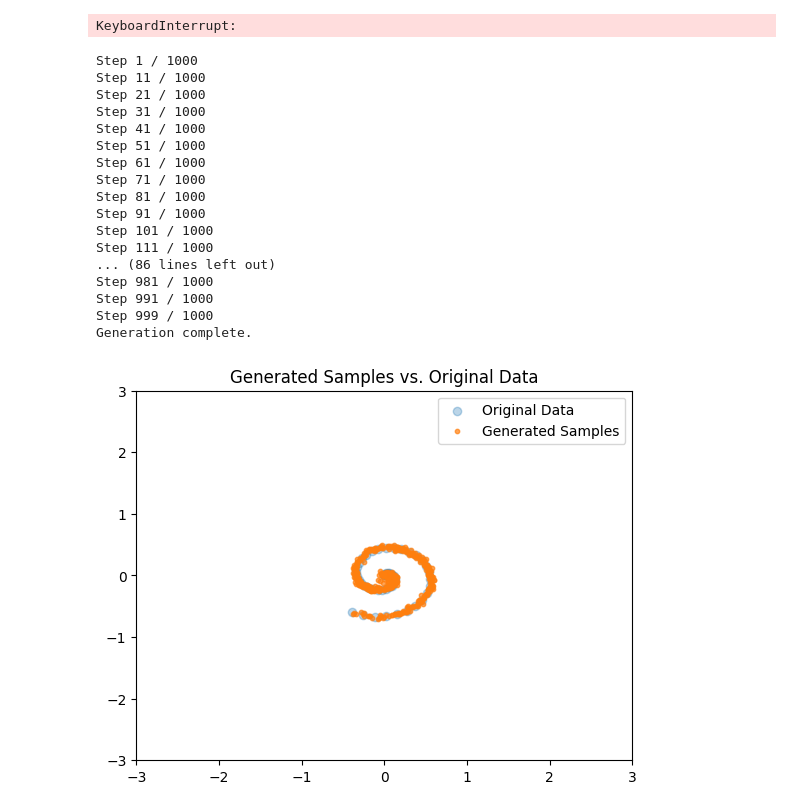
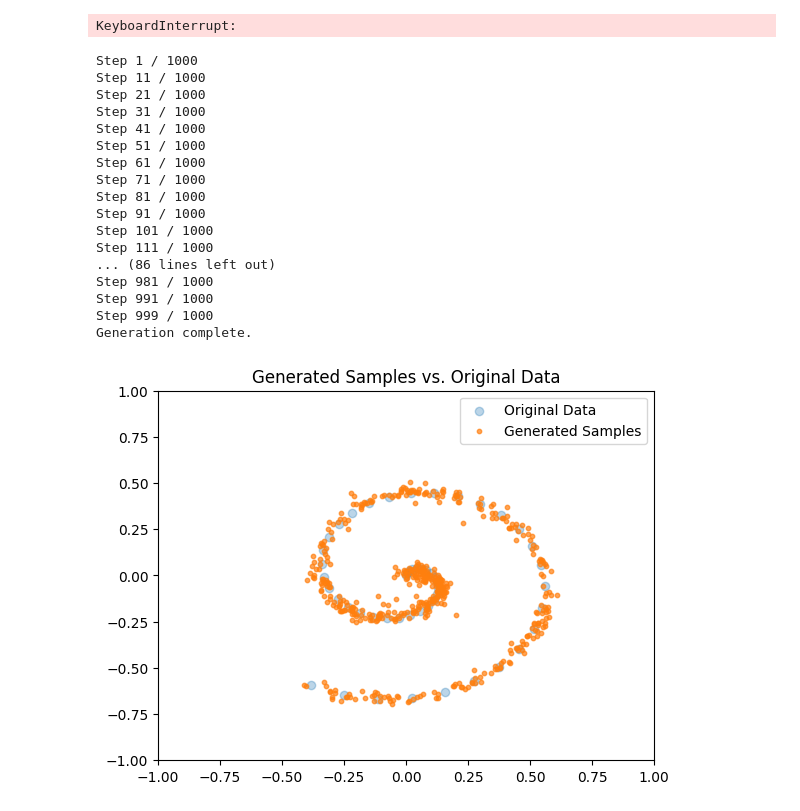
Before and after one commit to jaisharmz/diffusion-exp, a Jupyter notebook: main.ipynb, the cells around one changed output. Cells and saved outputs as stored; diff of their text form; code cells hidden in the pictures.

```diff
--- a/main.ipynb
+++ b/main.ipynb
@@ -220,33 +220,33 @@ generated_samples = generate_samples(
     model,
     noise_scheduler,
     num_gen_samples,
     num_gen_steps,
     device
 )
 
 plt.scatter(X[:, 0].detach().cpu(), X[:, 1].detach().cpu(), label="Original Data", alpha=0.3)
 plt.scatter(generated_samples[:, 0], generated_samples[:, 1], label="Generated Samples", alpha=0.7, s=10)
 plt.legend()
 plt.title("Generated Samples vs. Original Data")
-plt.xlim(-3, 3)
-plt.ylim(-3, 3)
+plt.xlim(-1, 1)
+plt.ylim(-1, 1)
 plt.show()
 # %% [output]
 Step 1 / 1000
 Step 11 / 1000
 Step 21 / 1000
 Step 31 / 1000
 Step 41 / 1000
 Step 51 / 1000
 Step 61 / 1000
 Step 71 / 1000
 Step 81 / 1000
 Step 91 / 1000
 Step 101 / 1000
 Step 111 / 1000
 ... (86 lines left out)
 Step 981 / 1000
 Step 991 / 1000
 Step 999 / 1000
 Generation complete.
-[figure, old version]
+[figure, new version]
```
